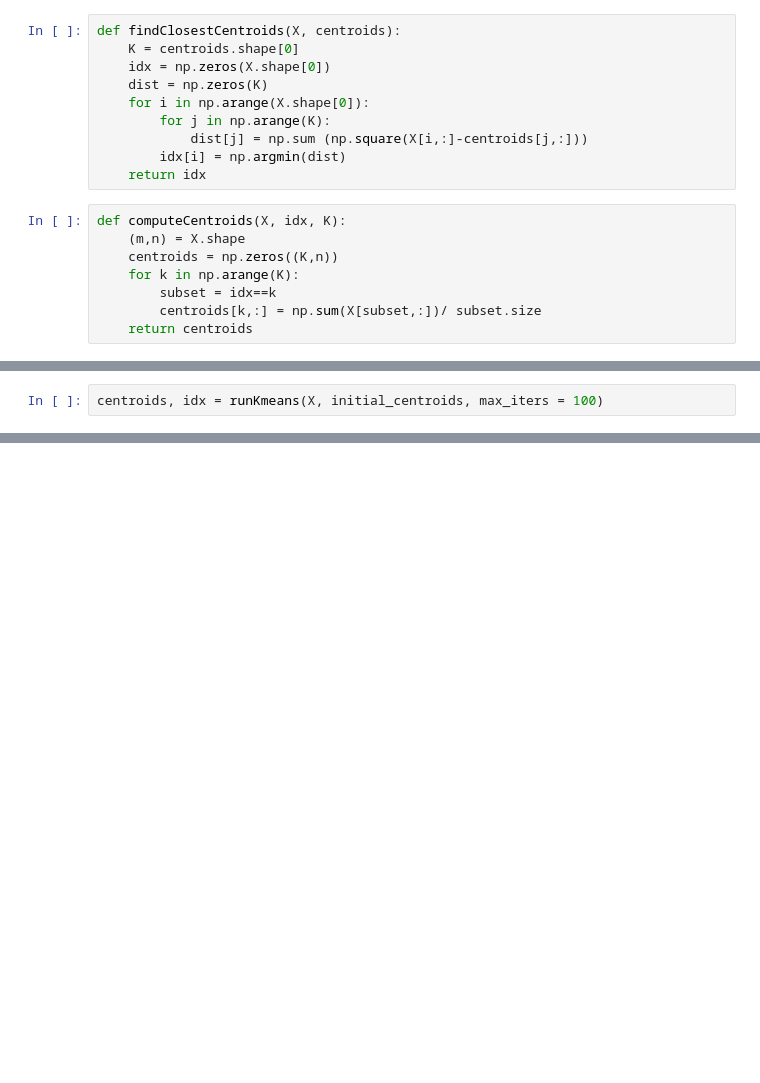
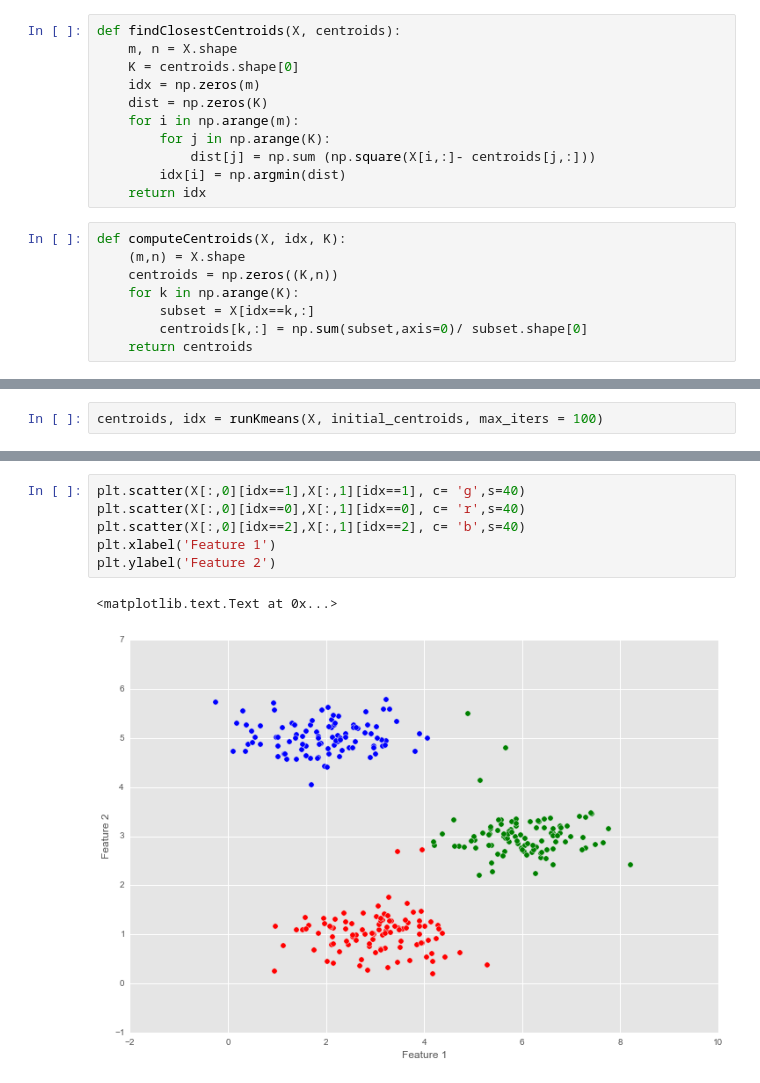
Before and after one commit to Sandeep42/machine-learning-coursera-on-your-face, a Jupyter notebook: Exercise 7 k-means and principal component analysis.ipynb, the cells around one changed output, grey strips where cells are left out. Saved outputs shown, nothing was run; the diff lists cells and outputs as text; blank space fills up the shorter version.

```diff
--- a/Exercise 7 k-means and principal component analysis.ipynb
+++ b/Exercise 7 k-means and principal component analysis.ipynb
@@ -41,12 +43,13 @@ def kMeansInitCentroids(X,K):
     return centroids
 # %%
 def findClosestCentroids(X, centroids):
+    m, n = X.shape
     K = centroids.shape[0]
-    idx = np.zeros(X.shape[0])
+    idx = np.zeros(m)
     dist = np.zeros(K)
-    for i in np.arange(X.shape[0]):
+    for i in np.arange(m):
         for j in np.arange(K):
-            dist[j] = np.sum (np.square(X[i,:]-centroids[j,:]))
+            dist[j] = np.sum (np.square(X[i,:]- centroids[j,:]))
         idx[i] = np.argmin(dist)
     return idx
 # %%
@@ -54,8 +57,8 @@ def computeCentroids(X, idx, K):
     (m,n) = X.shape
     centroids = np.zeros((K,n))
     for k in np.arange(K):
-        subset = idx==k
-        centroids[k,:] = np.sum(X[subset,:])/ subset.size
+        subset = X[idx==k,:]
+        centroids[k,:] = np.sum(subset,axis=0)/ subset.shape[0]
     return centroids
 # %%
 def runKmeans(X, initial_centroids, max_iters):
@@ -95,0 +104,9 @@ X[:,0][idx==0].shape
+# %%
+plt.scatter(X[:,0][idx==1],X[:,1][idx==1], c= 'g',s=40)
+plt.scatter(X[:,0][idx==0],X[:,1][idx==0], c= 'r',s=40)
+plt.scatter(X[:,0][idx==2],X[:,1][idx==2], c= 'b',s=40)
+plt.xlabel('Feature 1')
+plt.ylabel('Feature 2')
+# %% [output]
+<matplotlib.text.Text at 0x...>
+[figure, added]
```
Also changed, not shown: parts of 6 cells of this notebook.
